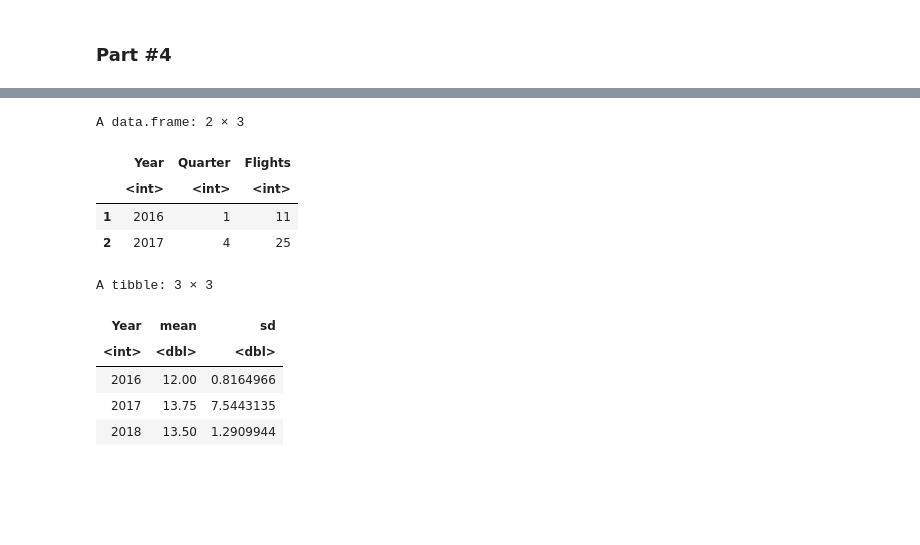
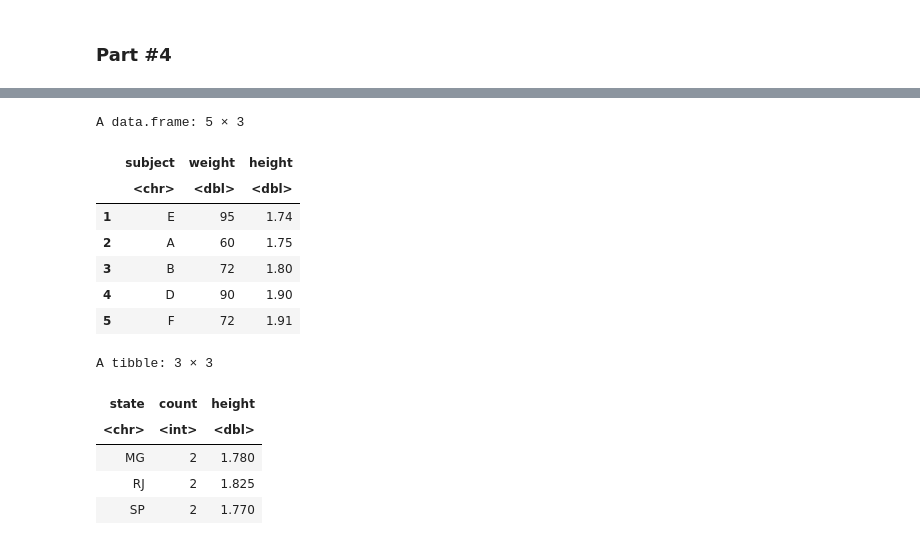
Before and after one commit to eogasawara/mylibrary, a Jupyter notebook: tutorial/tut_r_short_course.ipynb, the cells around one changed output, grey strips where cells are left out. Saved outputs shown, nothing was run; the diff lists cells and outputs as text; code cells hidden in the pictures; blank space fills up the shorter version.

```diff
--- a/tutorial/tut_r_short_course.ipynb
+++ b/tutorial/tut_r_short_course.ipynb
@@ -784,19 +814,9 @@ A data.frame: 6 × 2
 # %% [markdown]
 ### Part #4
 # %%
-flight_data <- read.table(text = "Year Quarter Flights Delays
-                     2016 1 11 6
-                     2016 2 12 5
-                     2016 3 13 3
-                     2016 4 12 5
-                     2017 1 10 4
-                     2017 2 9 3
-                     2017 3 11 4
-                     2017 4 25 15
-                     2018 1 14 3
-                     2018 2 12 5
-                     2018 3 13 3
-                     2018 4 15 4",
-                          header = TRUE,sep = "")
-head(flight_data)
+weight <- c(60, 72, 57, 90, 95, 72)
+height <- c(1.75, 1.80, 1.65, 1.90, 1.74, 1.91)
+subject <- c("A", "B", "C", "D", "E", "F")
+d <- data.frame(weight=weight, height=height, subject=subject)
+head(d)
 # %% [output]
@@ -811,0 +832,5 @@ A data.frame: 6 × 4
+# %%
+subject <- c("A", "B", "C", "D", "E", "F")
+state <- c("RJ", "SP", "MG", "RJ", "SP", "MG")
+ds <- data.frame(subject=subject, state=state)
+head(d)
@@ -811,0 +847,3 @@ A data.frame: 6 × 4
+# %%
+dsm <- merge(d, ds, by.x="subject", by.y="subject")
+head(dsm)
@@ -817,23 +880,27 @@ library(dplyr)
 # %%
-result <- flight_data |>
-  filter(Delays > 5) |>
-  select(Year, Quarter, Flights)
+result <- dsm |>
+    filter(height>1.7) |>
+    select(subject, weight, height) |>
+    arrange(height)
 head(result)
 # %% [output]
-A data.frame: 2 × 3
+A data.frame: 5 × 3
-|  | Year | Quarter | Flights |
-|  | <int> | <int> | <int> |
-| 1 | 2016 | 1 | 11 |
-| 2 | 2017 | 4 | 25 |
+|  | subject | weight | height |
+|  | <chr> | <dbl> | <dbl> |
+| 1 | E | 95 | 1.74 |
+| 2 | A | 60 | 1.75 |
+| 3 | B | 72 | 1.80 |
+| 4 | D | 90 | 1.90 |
+| 5 | F | 72 | 1.91 |
 # %%
-result <- flight_data |>
-  group_by(Year) |>
-  summarize(mean = mean(Flights), sd = sd(Flights))
+result <- dsm |>
+    group_by(state) |>
+    summarize(count = n(), height = mean(height))
 head(result)
 # %% [output]
 A tibble: 3 × 3
-| Year | mean | sd |
-| <int> | <dbl> | <dbl> |
-| 2016 | 12.00 | 0.8164966 |
-| 2017 | 13.75 | 7.5443135 |
-| 2018 | 13.50 | 1.2909944 |
+| state | count | height |
+| <chr> | <int> | <dbl> |
+| MG | 2 | 1.780 |
+| RJ | 2 | 1.825 |
+| SP | 2 | 1.770 |
```
Also changed, not shown: parts of 28 cells of this notebook, 1 other file.
